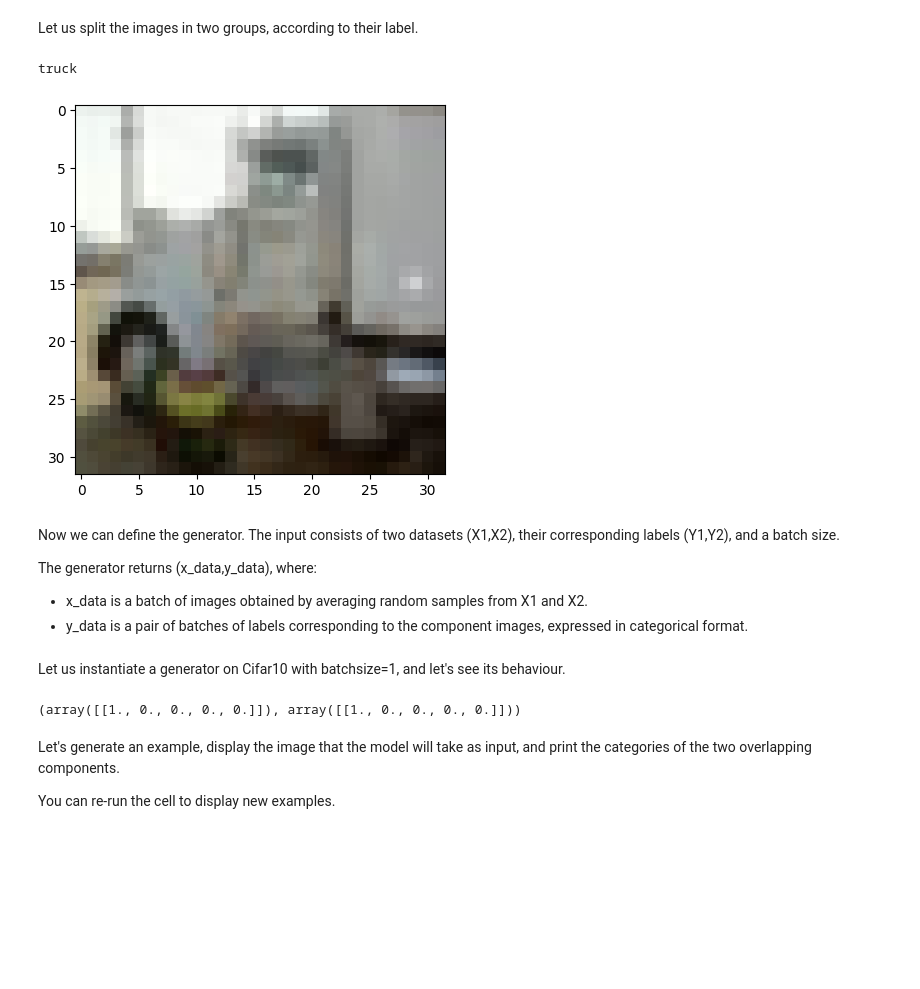
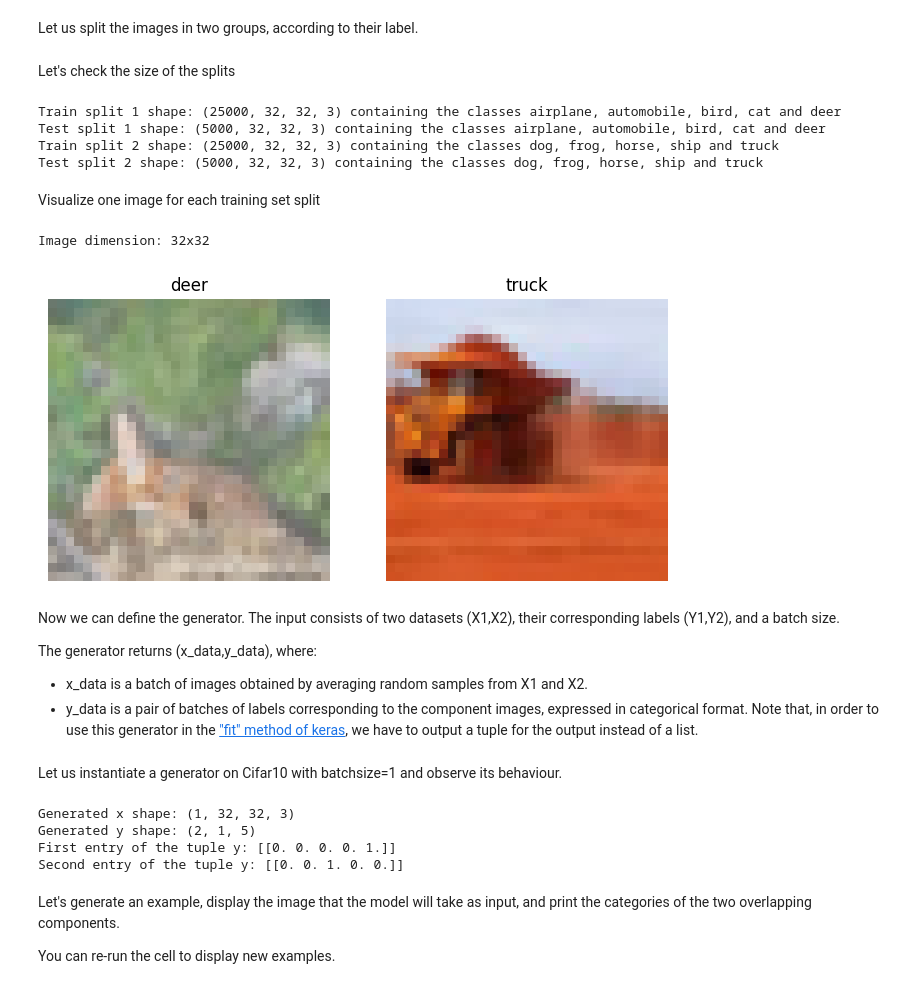
Before and after one commit to kor80/CIFAR-10-Separation, a Jupyter notebook: cifar_10_separation_eng.ipynb, the cells around one changed output. Drawn from its saved outputs; the diff is of its cells as text; code cells hidden in the pictures; blank space fills up the shorter version.

```diff
--- a/cifar_10_separation_eng.ipynb
+++ b/cifar_10_separation_eng.ipynb
@@ -52,17 +57,48 @@ cond_2_test = cifar10_y_test[:,0] >= 5
 cifar10_x_test_2 = cifar10_x_test[cond_2_test]
 cifar10_y_test_2 = cifar10_y_test[cond_2_test]
-# %%
-plt.imshow(cifar10_x_train_2[15])
-print(classes[cifar10_y_train_2[15][0]])
-# %% [output]
-truck
-[figure, removed]
+# %% [markdown]
+Let's check the size of the splits
+# %%
+print(f"Train split 1 shape: {cifar10_x_train_1.shape} containing the classes airplane, automobile, bird, cat and deer")
+print(f"Test split 1 shape: {cifar10_x_test_1.shape} containing the classes airplane, automobile, bird, cat and deer")
+
+print(f"Train split 2 shape: {cifar10_x_train_2.shape} containing the classes dog, frog, horse, ship and truck")
+print(f"Test split 2 shape: {cifar10_x_test_2.shape} containing the classes dog, frog, horse, ship and truck")
+# %% [output]
+Train split 1 shape: (25000, 32, 32, 3) containing the classes airplane, automobile, bird, cat and deer
+Test split 1 shape: (5000, 32, 32, 3) containing the classes airplane, automobile, bird, cat and deer
+Train split 2 shape: (25000, 32, 32, 3) containing the classes dog, frog, horse, ship and truck
+Test split 2 shape: (5000, 32, 32, 3) containing the classes dog, frog, horse, ship and truck
+# %% [markdown]
+Visualize one image for each training set split
+# %%
+print(f"Image dimension: {img_dim}x{img_dim}")
+
+rnd_idx_1 = np.random.randint(0, cifar10_x_train_1.shape[0])
+rnd_idx_2 = np.random.randint(0, cifar10_x_train_2.shape[0])
+
+plt.figure(figsize=(8, 8))
+
+plt.subplot(1, 2, 1)
+plt.imshow(cifar10_x_train_1[rnd_idx_1])
+plt.title(classes[cifar10_y_train_1[rnd_idx_1][0]])
+plt.axis('off')
+
+plt.subplot(1, 2, 2)
+plt.imshow(cifar10_x_train_2[rnd_idx_2])
+plt.title(classes[cifar10_y_train_2[rnd_idx_2][0]])
+plt.axis('off')
+
+plt.show()
+# %% [output]
+Image dimension: 32x32
+[figure, added]
 # %% [markdown]
 Now we can define the generator. The input consists of two datasets (X1,X2), their corresponding labels (Y1,Y2), and a batch size.
 
 The generator returns (x_data,y_data), where:
 * x_data is a batch of images obtained by averaging random samples from X1 and X2.
-* y_data is a pair of batches of labels corresponding to the component images, expressed in categorical format.
+* y_data is a pair of batches of labels corresponding to the component images, expressed in categorical format. Note that, in order to use this generator in the ["fit" method of keras](https://keras.io/api/models/model_training_apis/), we have to output a tuple for the output instead of a list.
 # %%
 def datagenerator(X1,X2,Y1,Y2,batchsize):
   size1 = X1.shape[0]
@@ -79,13 +115,21 @@ def datagenerator(X1,X2,Y1,Y2,batchsize):
     yield x_data, y_data
 # %% [markdown]
 
-Let us instantiate a generator on Cifar10 with batchsize=1, and let's see its behaviour.
+Let us instantiate a generator on Cifar10 with batchsize=1 and observe its behaviour.
 # %%
 datagen = datagenerator(cifar10_x_train_1,cifar10_x_train_2,cifar10_y_train_1,cifar10_y_train_2,1)
-# %%
-next(datagen)[1]
-# %% [output]
-(array([[1., 0., 0., 0., 0.]]), array([[1., 0., 0., 0., 0.]]))
+# %%
+x,y = next(datagen)
+print(f"Generated x shape: {x.shape}")
+print(f"Generated y shape: ({len(y)}, 1, {num_classes_per_output})")
+
+print(f"First entry of the tuple y: {y[0]} ")
+print(f"Second entry of the tuple y: {y[1]} ")
+# %% [output]
+Generated x shape: (1, 32, 32, 3)
+Generated y shape: (2, 1, 5)
+First entry of the tuple y: [[0. 0. 0. 0. 1.]]
+Second entry of the tuple y: [[0. 0. 1. 0. 0.]]
 # %% [markdown]
 Let's generate an example, display the image that the model will take as input, and print the categories of the two overlapping components.
 
```
Also changed, not shown: parts of 40 cells of this notebook.
